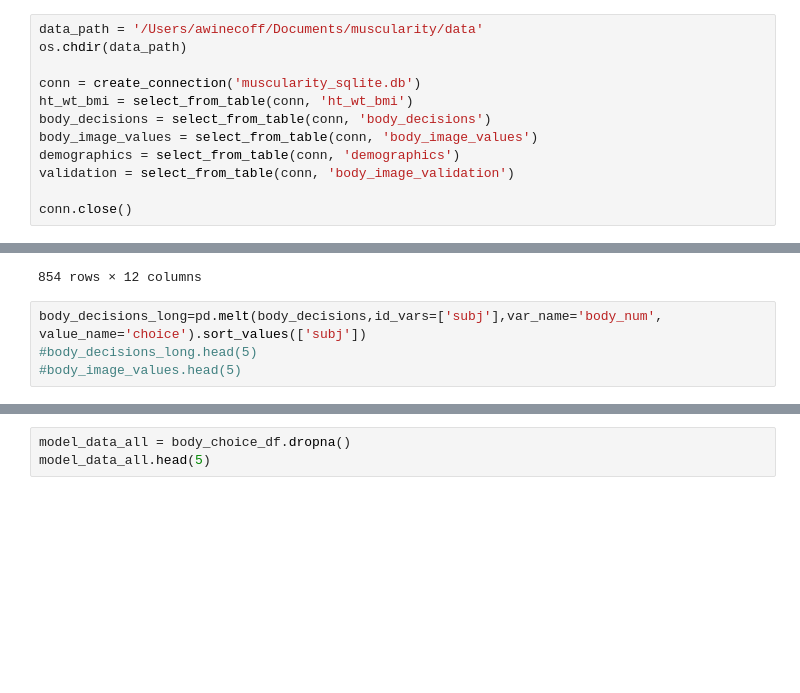
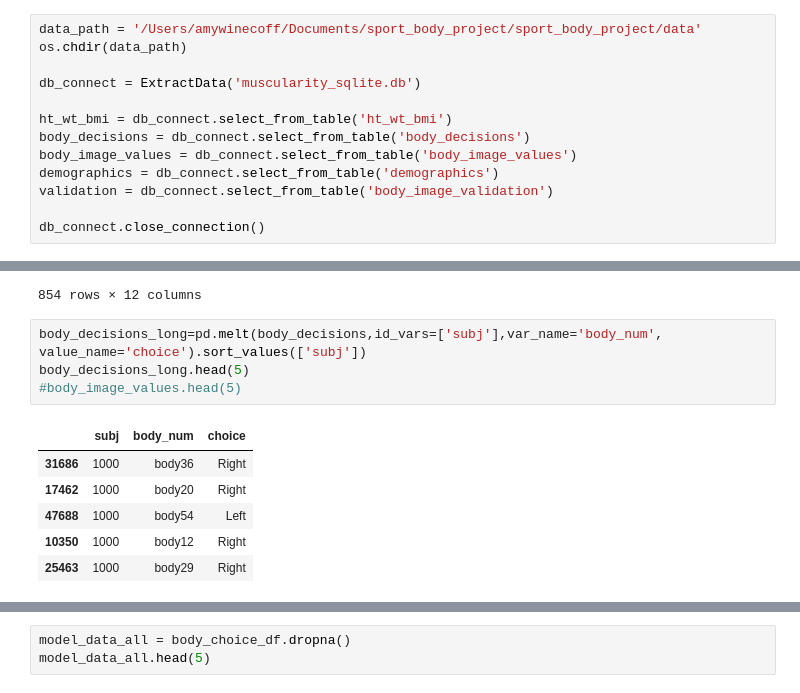
Before and after one commit to amywinecoff/sport-body-project, a Jupyter notebook: analysis.ipynb, the cells around one changed output, grey strips where cells are left out. Cells and saved outputs as stored; diff of their text form; blank space fills up the shorter version.

```diff
--- a/analysis.ipynb
+++ b/analysis.ipynb
@@ -45,15 +14,16 @@ def select_from_table(conn, table):
 # %%
-data_path = '/Users/awinecoff/Documents/muscularity/data'
+data_path = '/Users/amywinecoff/Documents/sport_body_project/sport_body_project/data'
 os.chdir(data_path)
 
-conn = create_connection('muscularity_sqlite.db')
-ht_wt_bmi = select_from_table(conn, 'ht_wt_bmi')
-body_decisions = select_from_table(conn, 'body_decisions')
-body_image_values = select_from_table(conn, 'body_image_values')
-demographics = select_from_table(conn, 'demographics')
-validation = select_from_table(conn, 'body_image_validation')
+db_connect = ExtractData('muscularity_sqlite.db')
 
-conn.close()
+ht_wt_bmi = db_connect.select_from_table('ht_wt_bmi')
+body_decisions = db_connect.select_from_table('body_decisions')
+body_image_values = db_connect.select_from_table('body_image_values')
+demographics = db_connect.select_from_table('demographics')
+validation = db_connect.select_from_table('body_image_validation')
+
+db_connect.close_connection()
 # %%
 plot_validation_data(validation, 'emaciation')
 # %% [output]
@@ -85,7 +55,14 @@ demographics_plus.sort_values('BMI', ascending=True)
 854 rows × 12 columns
 # %%
 body_decisions_long=pd.melt(body_decisions,id_vars=['subj'],var_name='body_num', value_name='choice').sort_values(['subj'])
-#body_decisions_long.head(5)
+body_decisions_long.head(5)
 #body_image_values.head(5)
+# %% [output]
+|  | subj | body_num | choice |
+| 31686 | 1000 | body36 | Right |
+| 17462 | 1000 | body20 | Right |
+| 47688 | 1000 | body54 | Left |
+| 10350 | 1000 | body12 | Right |
+| 25463 | 1000 | body29 | Right |
 # %%
 body_choice_df = pd.merge(body_decisions_long, body_image_values, on='body_num', how='left')
```
Also changed, not shown: parts of 6 cells of this notebook, 9 other files.
